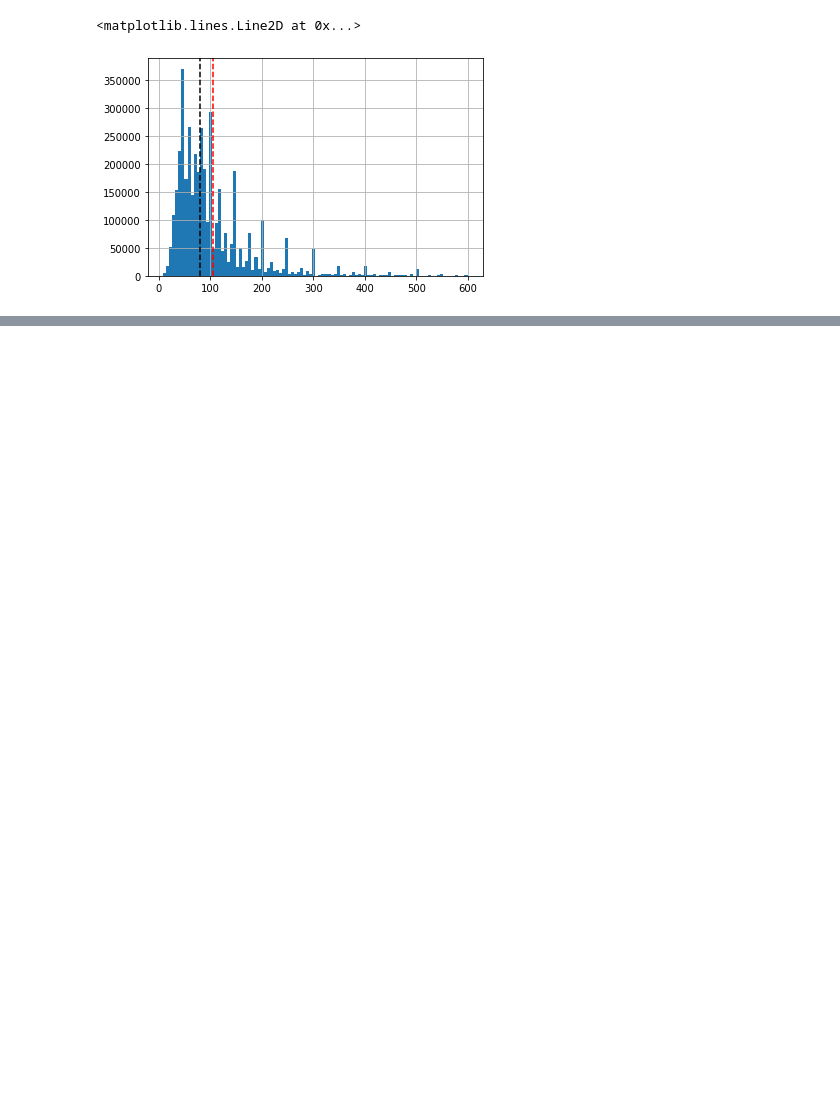
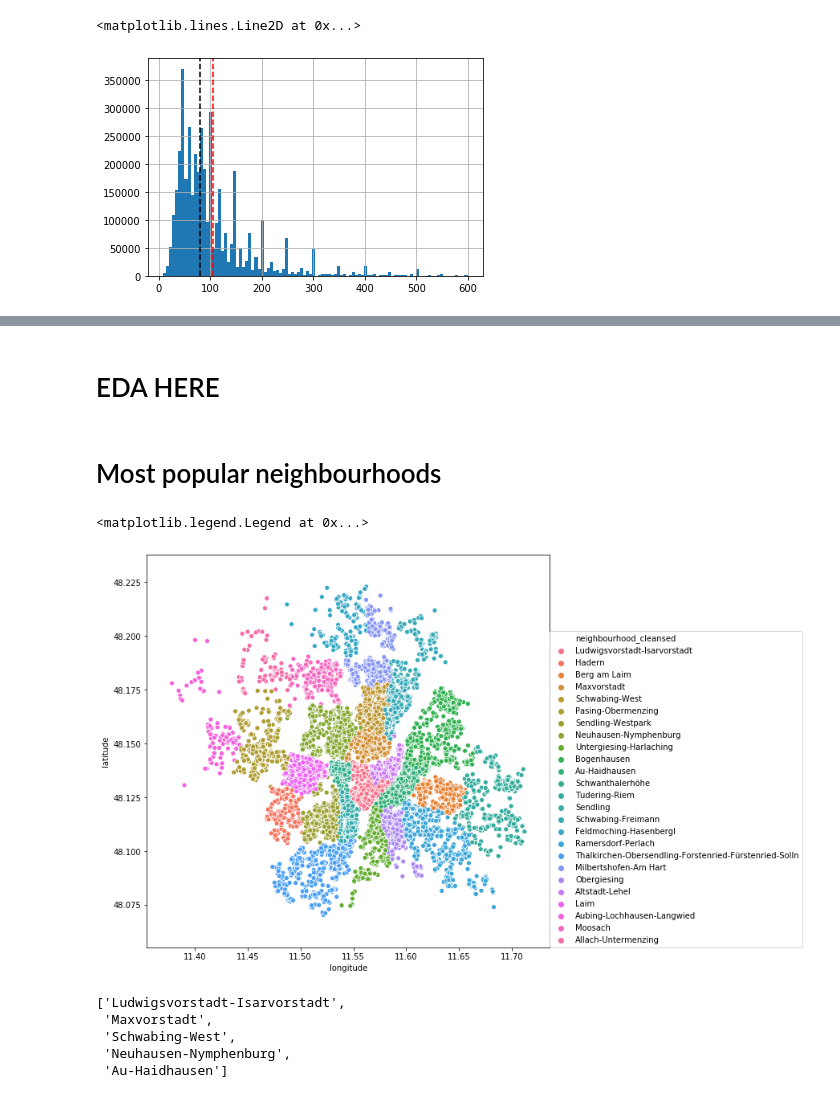
Before and after one commit to ashp93/Munich-Airbnb, a Jupyter notebook: Airbnb_munich_notebook-MAIN.ipynb, the cells around one changed output, grey strips where cells are left out. Saved outputs shown, nothing was run; the diff lists cells and outputs as text; code cells hidden in the pictures; blank space fills up the shorter version.

```diff
--- a/Airbnb_munich_notebook-MAIN.ipynb
+++ b/Airbnb_munich_notebook-MAIN.ipynb
@@ -532,0 +460,4 @@ Name: price, Length: 4151984, dtype: float64
+# %% [markdown]
+# EDA HERE
+# %% [markdown]
+# Most popular neighbourhoods
@@ -532,0 +467,17 @@ Name: price, Length: 4151984, dtype: float64
+# %%
+# All Neighbourhoods
+plt.figure(figsize = (9,9))
+sns.scatterplot(x='longitude', y='latitude', data=listings_df, hue = 'neighbourhood_cleansed')
+plt.legend(loc=(1,0))
+# %% [output]
+<matplotlib.legend.Legend at 0x...>
+[figure, added]
+# %%
+top5_neighbourhoods = listings_df['neighbourhood_cleansed'].value_counts().index[:5].to_list()
+top5_neighbourhoods
+# %% [output]
+['Ludwigsvorstadt-Isarvorstadt',
+ 'Maxvorstadt',
+ 'Schwabing-West',
+ 'Neuhausen-Nymphenburg',
+ 'Au-Haidhausen']
```
Also changed, not shown: parts of 29 cells of this notebook, 2 other files.
